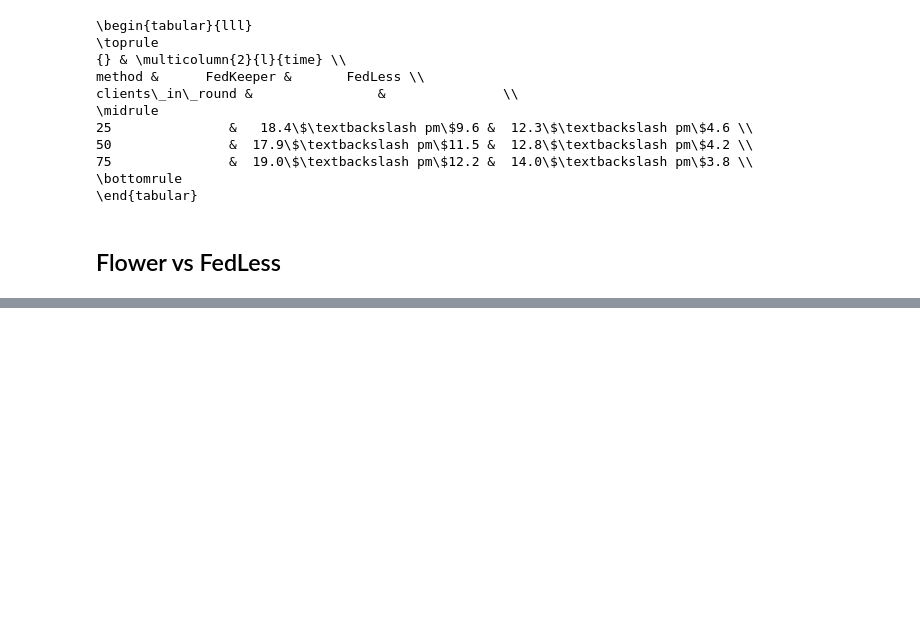
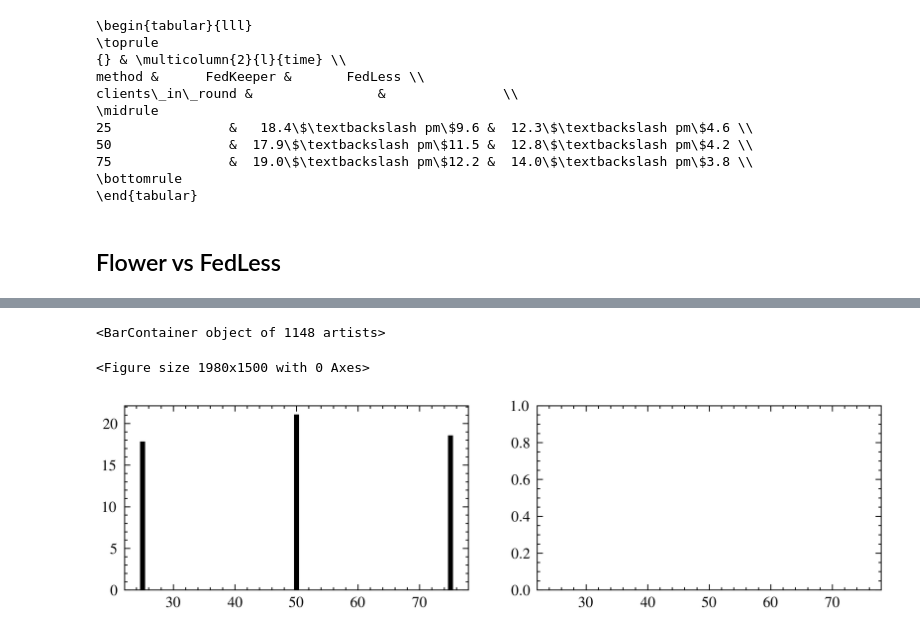
Before and after one commit to Serverless-Federated-Learning/FedLesScan, a Jupyter notebook: experiments/fedless-analysis.ipynb, the cells around one changed output, grey strips where cells are left out. Saved outputs shown, nothing was run; the diff lists cells and outputs as text; code cells hidden in the pictures; blank space fills up the shorter version.

```diff
--- a/experiments/fedless-analysis.ipynb
+++ b/experiments/fedless-analysis.ipynb
@@ -503,3 +751,36 @@ NameError: name 'flower_df' is not defined
+# %%
+plt.clf()
+
+fig, axarr = plt.subplots(ncols=2, figsize=(7.167, 7.167 / 4), sharex=True, sharey=False)
+
+
+df_ = flower_fedless_df[flower_fedless_df["dataset"] == "mnist"]
+
+axarr[0].bar(
+    x=df_["clients-round"],
+    height=df_["time-aggregation"]
+)
+
+#sns.boxplot(
+#    x="clients-round",
+#    y="time-aggregation",
+#    hue="method",
+#    data=flower_fedless_df[flower_fedless_df["dataset"] == "mnist"].reset_index(),
+#    ax=axarr[0]
+#)
+#
+#sns.boxplot(
+#    x="clients-round",
+#    y="time-aggregation",
+#    hue="method",
+#    data=flower_fedless_df[flower_fedless_df["dataset"] == "mnist"].reset_index(),
+#    ax=axarr[1]
+#)
+#
+# %% [output]
+<BarContainer object of 1148 artists>
+<Figure size 1980x1500 with 0 Axes>
+[figure, added]
 # %%
 # Pricing
 from plot_utils import GCLOUD_FUNCTION_TIERS, calc_gcloud_function_cost, calc_lambda_function_cost
```
Also changed, not shown: parts of 10 cells of this notebook, 1 other file.
